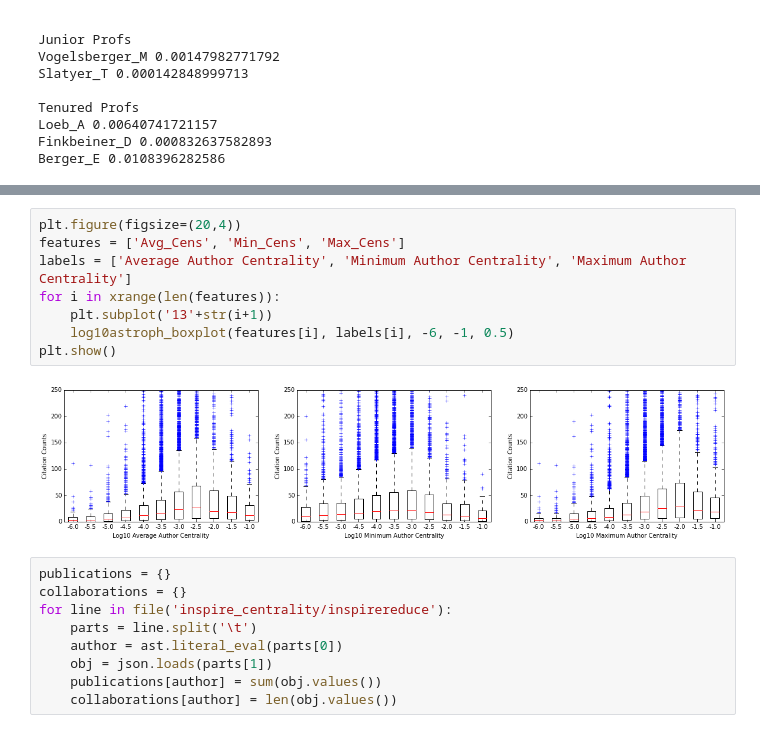
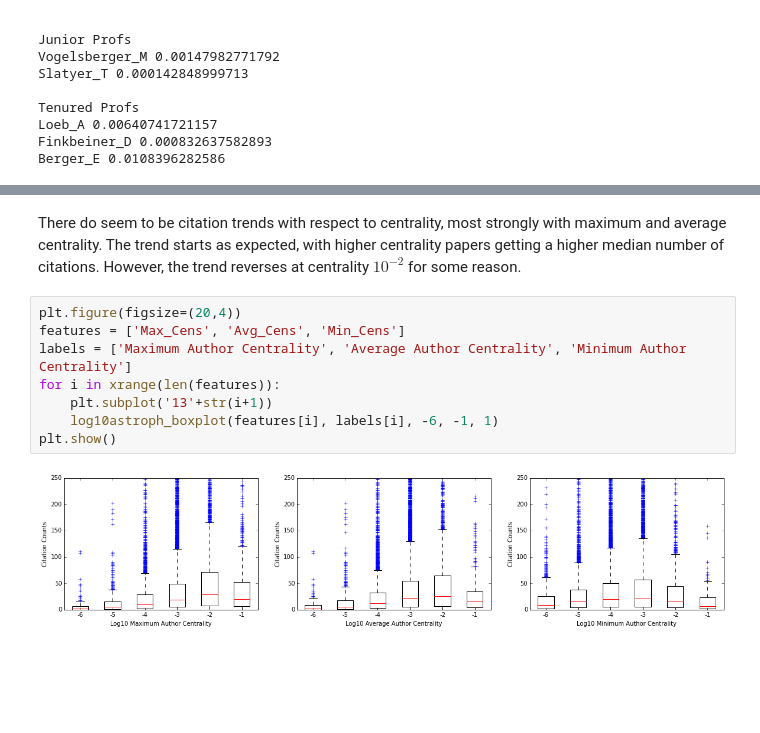
Before and after one commit to ahuja0007/team_citation, a Jupyter notebook: Centralityexplore.ipynb, the cells around one changed output, grey strips where cells are left out. Drawn from its saved outputs; the diff is of its cells as text; blank space fills up the shorter version.

```diff
--- a/Centralityexplore.ipynb
+++ b/Centralityexplore.ipynb
@@ -77,21 +134,14 @@ def log10astroph_boxplot(feature, label, log10min, log10max, width):
     plt.xlabel('Log10 '+label)
     plt.ylabel('Citation Counts')
+# %% [markdown]
+There do seem to be citation trends with respect to centrality, most strongly with maximum and average centrality. The trend starts as expected, with higher centrality papers getting a higher median number of citations. However, the trend reverses at centrality $10^{-2}$ for some reason.
 # %%
 plt.figure(figsize=(20,4))
-features = ['Avg_Cens', 'Min_Cens', 'Max_Cens']
-labels = ['Average Author Centrality', 'Minimum Author Centrality', 'Maximum Author Centrality']
+features = ['Max_Cens', 'Avg_Cens', 'Min_Cens']
+labels = ['Maximum Author Centrality', 'Average Author Centrality', 'Minimum Author Centrality']
 for i in xrange(len(features)):
     plt.subplot('13'+str(i+1))
-    log10astroph_boxplot(features[i], labels[i], -6, -1, 0.5)
+    log10astroph_boxplot(features[i], labels[i], -6, -1, 1)
 plt.show()
 # %% [output]
-[figure, old version]
+[figure, new version]
-# %%
-publications = {}
-collaborations = {}
-for line in file('inspire_centrality/inspirereduce'):
-    parts = line.split('\t')
-    author = ast.literal_eval(parts[0])
-    obj = json.loads(parts[1])
-    publications[author] = sum(obj.values())
-    collaborations[author] = len(obj.values())
```
Also changed, not shown: parts of 28 cells of this notebook.
